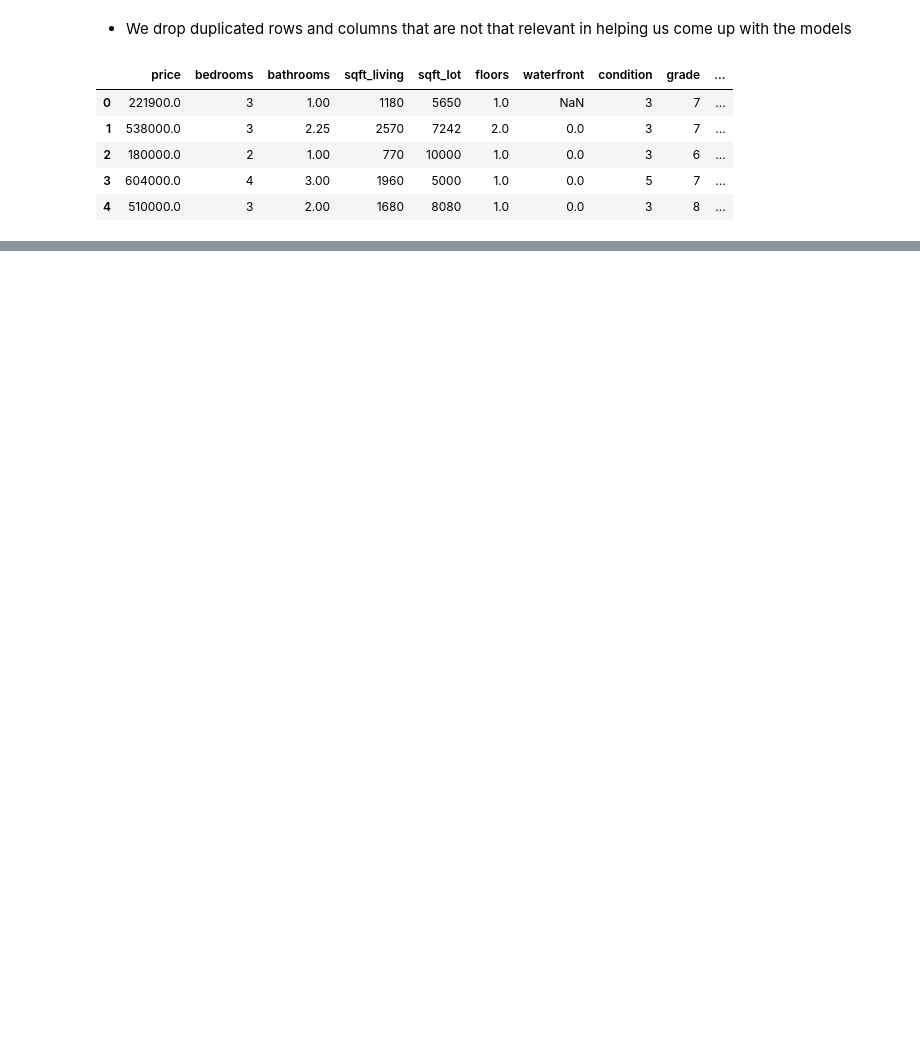
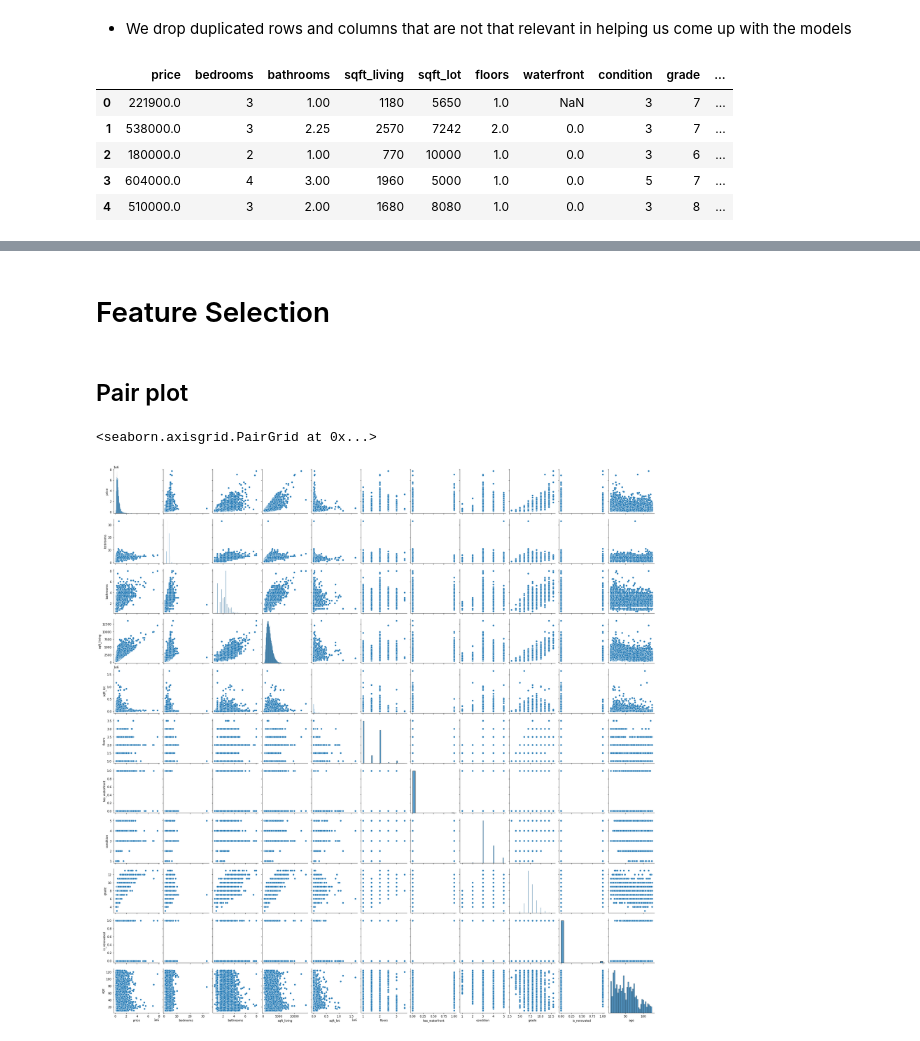
Before and after one commit to Leila-Nyambura/king-county-house-price-prediction-LRM, a Jupyter notebook: main.ipynb, the cells around one changed output, grey strips where cells are left out. Cells and saved outputs as stored; diff of their text form; code cells hidden in the pictures; blank space fills up the shorter version.

```diff
--- a/main.ipynb
+++ b/main.ipynb
@@ -103,0 +128,3 @@ df.head()
+# %%
+#filling nans with zero
+df = df.fillna(0.0)
@@ -103,0 +150,6 @@ df.head()
+# %%
+# Replace values in column 'yr_renovated' with booleans based on a condition
+df['waterfront'] = df['waterfront'].apply(lambda x: x > 0)
+# Replace values in column 'yr_renovated' with booleans based on a condition
+df['yr_renovated'] = df['yr_renovated'].apply(lambda x: x > 0)
+df = df.rename(columns={'waterfront': 'has_waterfont', 'yr_renovated': 'is_renovated'})
@@ -103,0 +167,3 @@ df.head()
+# %%
+df['age'] = 2024 - df['yr_built']
+df = df.drop(columns= ['yr_built'])
@@ -103,0 +191,9 @@ df.head()
+# %% [markdown]
+# Feature Selection
+# %% [markdown]
+## Pair plot
+# %%
+sns.pairplot(data=df)
+# %% [output]
+<seaborn.axisgrid.PairGrid at 0x...>
+[figure, added]
```
Also changed, not shown: parts of 14 cells of this notebook.
